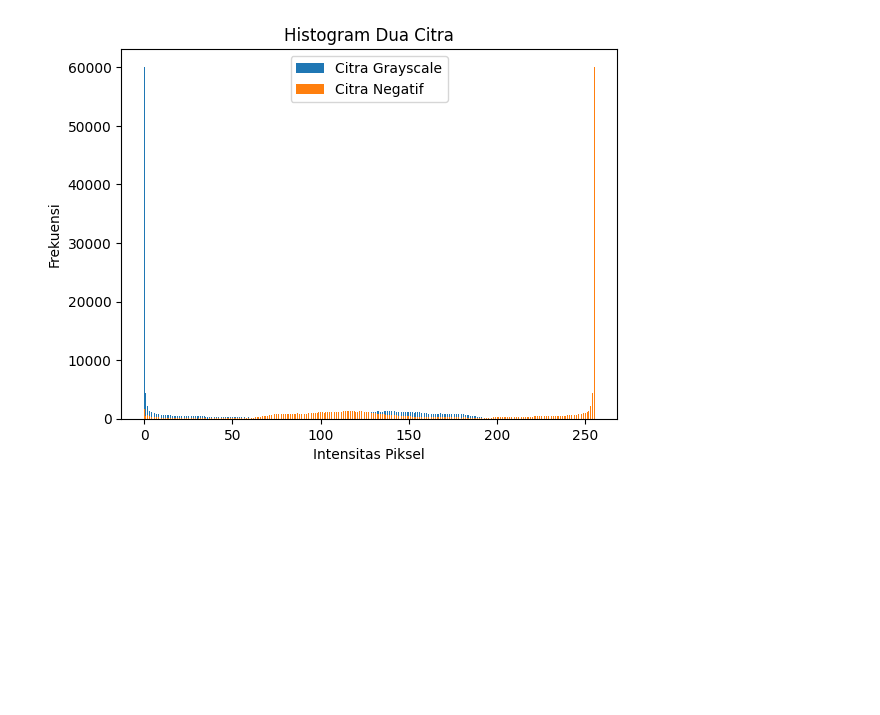
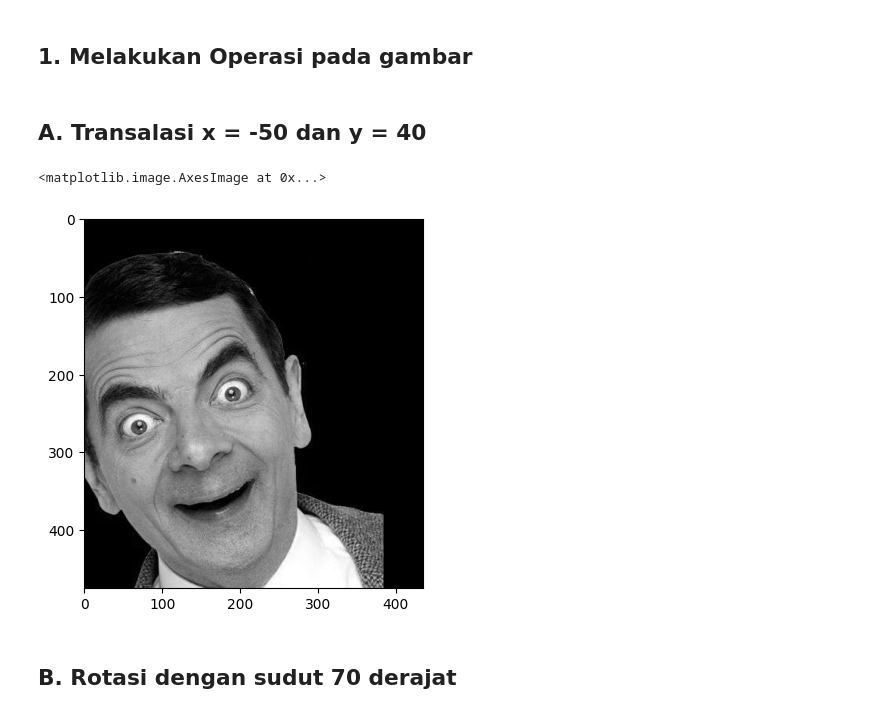
Before and after one commit to YnaStpra/PraktikumPCD, a Jupyter notebook: jurnal Mod2/index.ipynb, the cells around one changed output. Saved outputs shown, nothing was run; the diff lists cells and outputs as text; code cells hidden in the pictures; blank space fills up the shorter version.

```diff
--- a/jurnal Mod2/index.ipynb
+++ b/jurnal Mod2/index.ipynb
@@ -222,38 +1,2 @@ Text(0.5, 1.0, 'Negative Image')
-# %%
-sumGray = np.zeros(256).astype(int)
-# inisialisasi array untuk menyimpan jumlah piksel dengan intensitas tertentu pada citra grayscale
-sumNegative = np.zeros(256).astype(int)
-# inisialisasi array untuk menyimpan jumlah piksel dengan intensitas tertentu pada citra negatif
-for i in range(grayIMG.shape[0]):
-    # loop sebanyak jumlah baris pada citra grayscale
-    for j in range(grayIMG.shape[1]):
-        # loop sebanyak jumlah kolom pada citra grayscale
-        grayValue = grayIMG[i][j]
-        # simpan nilai intensitas piksel grayscale pada koordinat (i, j)
-        negativeValue = negatifIMG[i][j]
-        # simpan nilai intensitas piksel citra negatif pada koordinat (i, j)
-        sumGray[grayValue] +=1
-        # tambahkan 1 pada indeks array dengan index yang sama dengan nilai intensitas piksel grayscale
-        sumNegative[negativeValue] +=1
-        # tambahkan 1 pada indeks array dengan index yang sama dengan nilai intensitas piksel citra negatif
-fig,ax=plt.subplots()
-# membuat plot dengan satu atau lebih sumbu
-bar1 = ax.bar([i for i in range(256)], sumGray,0.5, label = 'Citra Grayscale')
-# membuat bar plot untuk citra grayscale
-bar2 = ax.bar([i for i in range(256)], sumNegative,0.5, label = 'Citra Negatif')
-# membuat bar plot untuk citra negatif
-
-ax.set_title('Histogram Dua Citra')
-# menambahkan judul plot
-ax.set_xlabel('Intensitas Piksel')
-# menambahkan label sumbu x
-ax.set_ylabel('Frekuensi')
-# menambahkan label sumbu y
-
-ax.legend()
-# menambahkan legend pada plot
-
-plt.show()
-# menampilkan plot yang sudah dibuat
-# %% [output]
-[figure, removed]
+# %% [markdown]
+## 1. Melakukan Operasi pada gambar
@@ -259,0 +10,35 @@ plt.show()
+# %%
+image = plt.imread("beanny.jpg")
+#Membaca gambar "beanny.jpg" menggunakan fungsi 'plt.imread()' dari package matplotlib dan menyimpannya ke dalam variabel image
+gray_image = cv.cvtColor(image, cv.COLOR_BGR2GRAY)
+#Mengubah gambar ke dalam mode grayscale dengan menggunakan fungsi cvtColor() dari package OpenCV dan menyimpannya ke dalam variabel gray_image
+negative = 434-gray_image
+#Membuat gambar negatif dengan cara mengurangkan nilai piksel dari 434 (nilai maksimum) dengan nilai piksel pada gambar grayscale gray_image dan menyimpannya ke dalam variabel negative.
+# %% [markdown]
+## A. Transalasi x = -50 dan y =  40
+# %%
+data=[]
+# Membuat list kosong dengan nama data.
+nol = np.zeros(50)
+#Membuat array numpy berisi 50 angka nol dan menyimpannya ke dalam variabel nol.
+for i in range(len(gray_image)):
+#Melakukan loop sebanyak jumlah baris pada gambar grayscale gray_image.
+    simpan = gray_image[i][50:]
+    #Memotong bagian piksel dari kolom ke-50 sampai dengan piksel terakhir pada baris ke-i pada gambar gray_image dan menyimpannya ke dalam variabel simpan.
+    data.append([*simpan,*nol])
+    #Menambahkan gabungan dari nilai piksel pada simpan dan nol ke dalam list data.
+hapus = data[:453]
+#Membuat variabel hapus yang berisi elemen pertama hingga ke-453 dari list data.
+nol = np.zeros(435)
+#Membuat array numpy berisi 435 angka nol dan menyimpannya ke dalam variabel nol.
+for i in range(40):
+#Melakukan loop sebanyak 40 kali.
+    hapus.insert(0, nol)
+    #Menambahkan array nol ke dalam elemen pertama dari list hapus.
+plt.imshow(hapus,cmap="gray")
+#Menampilkan gambar hasil pemrosesan dengan menggunakan imshow() dari package matplotlib dan colormap "gray".
+# %% [output]
+<matplotlib.image.AxesImage at 0x...>
+[figure, added]
+# %% [markdown]
+## B. Rotasi dengan sudut 70 derajat
```
Also changed, not shown: parts of 46 cells of this notebook, 10 other files.
